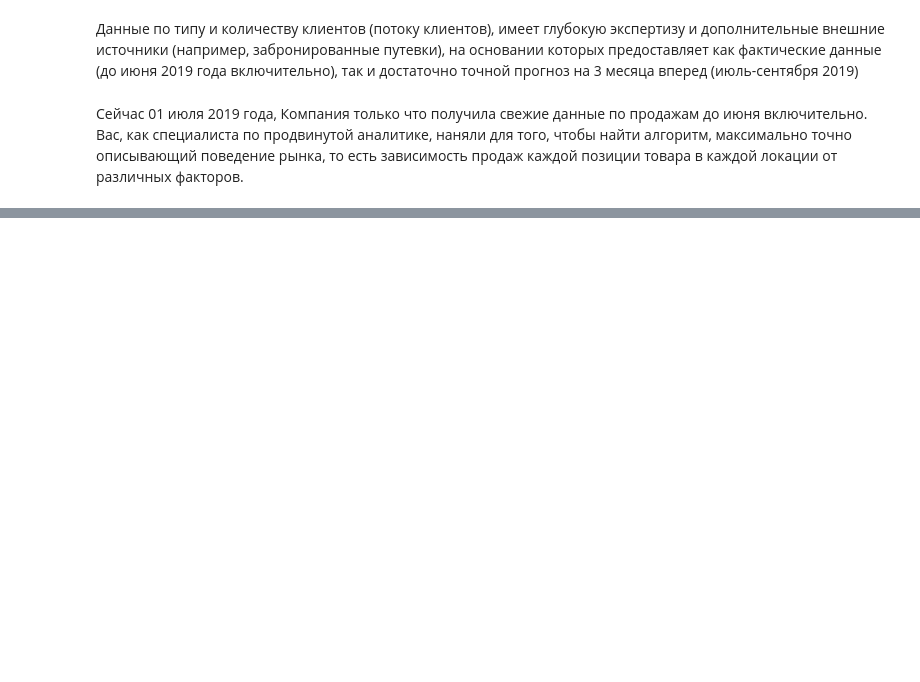
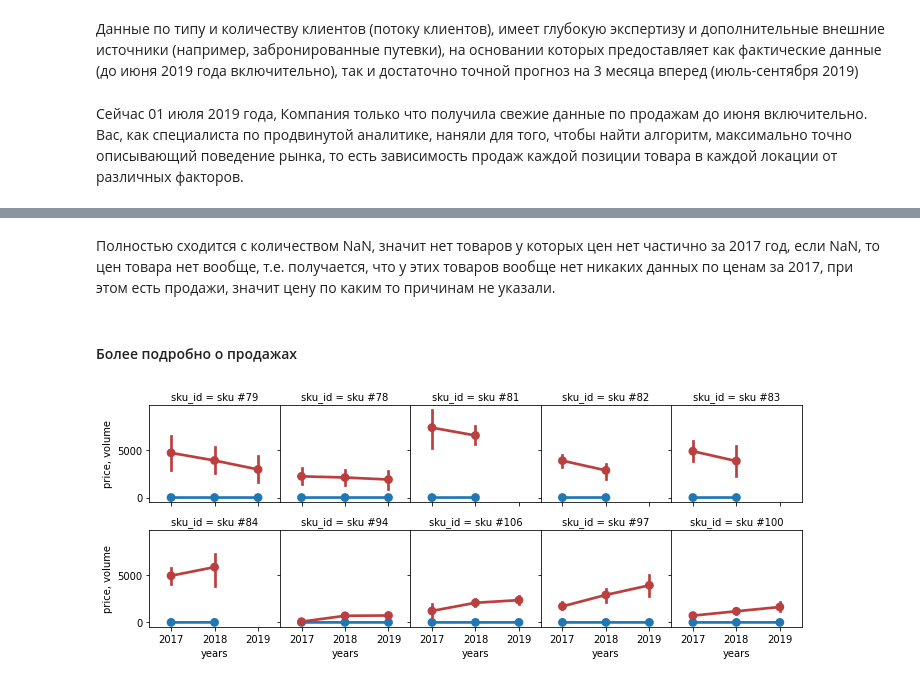
Before and after one commit to D7nis/SalesCompany_AT, a Jupyter notebook: SalesCompany_AT.ipynb, the cells around one changed output, grey strips where cells are left out. Cells and saved outputs as stored; diff of their text form; code cells hidden in the pictures; blank space fills up the shorter version.

```diff
--- a/SalesCompany_AT.ipynb
+++ b/SalesCompany_AT.ipynb
@@ -34,0 +216,3 @@ import pandas as pd
+# %%
+df_sku_nan = df_s[(df_s['year']==2017)].groupby(['sku_id']).filter(lambda x: x['price'].mean() == 0.)['sku_id'].value_counts().reset_index()
+df_sku_nan
@@ -34,0 +246,12 @@ import pandas as pd
+# %% [markdown]
+Полностью сходится с количеством NaN, значит нет товаров у которых цен нет частично за 2017 год, если NaN, то цен товара нет вообще, т.е. получается, что у этих товаров вообще нет никаких данных по ценам за 2017, при этом есть продажи, значит цену по каким то причинам не указали.
+# %% [markdown]
+#### Более подробно о продажах
+# %%
+g = sns.FacetGrid(df_s[df_s['sku_id'].isin(df_sku_nan['index'].values)], col="sku_id", col_wrap=5, height=2, margin_titles=True, despine=False)
+g.map(sns.pointplot, "year", "price", order=None);
+g.map(sns.pointplot, "year", "volume", color="#bb3f3f", order=None);
+g.set_axis_labels("years", "price, volume")
+g.fig.subplots_adjust(wspace=0)
+# %% [output]
+[figure, added]
```
Also changed, not shown: parts of 75 cells of this notebook, 1 other file.
